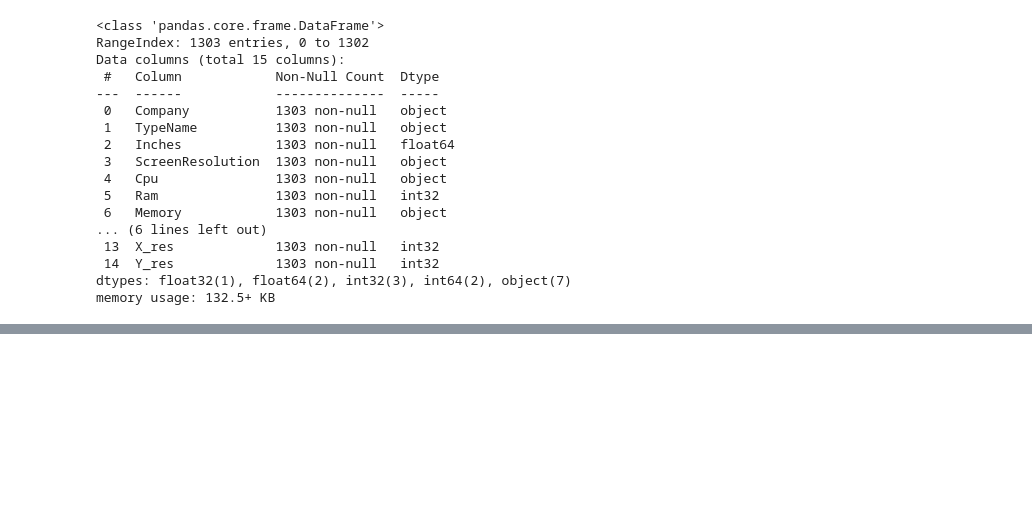
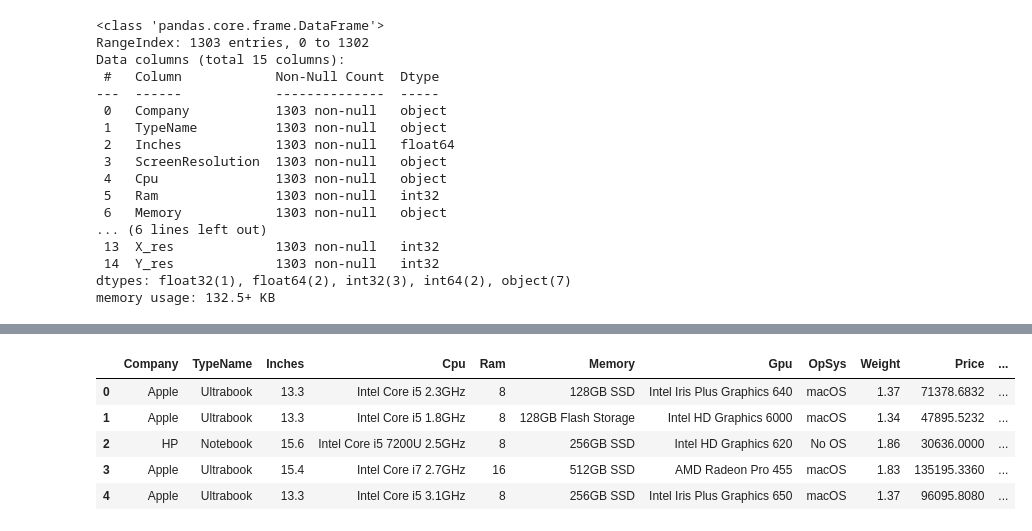
Before and after one commit to vanix056/Laptop_Price_predictor, a Jupyter notebook: Laptop_price_predictor.ipynb, the cells around one changed output, grey strips where cells are left out. Saved outputs shown, nothing was run; the diff lists cells and outputs as text; code cells hidden in the pictures; blank space fills up the shorter version.

```diff
--- a/Laptop_price_predictor.ipynb
+++ b/Laptop_price_predictor.ipynb
@@ -254,0 +267,2 @@ memory usage: 132.5+ KB
+# %%
+read_csv['ppi']=((read_csv['X_res']**2) + (read_csv['Y_res']**2))**0.5/read_csv['Inches']
@@ -254,0 +282,10 @@ memory usage: 132.5+ KB
+# %%
+read_csv.drop(columns=['ScreenResolution'],inplace=True)
+read_csv.head()
+# %% [output]
+|  | Company | TypeName | Inches | Cpu | Ram | Memory | Gpu | OpSys | Weight | Price | ... |
+| 0 | Apple | Ultrabook | 13.3 | Intel Core i5 2.3GHz | 8 | 128GB SSD | Intel Iris Plus Graphics 640 | macOS | 1.37 | 71378.6832 | ... |
+| 1 | Apple | Ultrabook | 13.3 | Intel Core i5 1.8GHz | 8 | 128GB Flash Storage | Intel HD Graphics 6000 | macOS | 1.34 | 47895.5232 | ... |
+| 2 | HP | Notebook | 15.6 | Intel Core i5 7200U 2.5GHz | 8 | 256GB SSD | Intel HD Graphics 620 | No OS | 1.86 | 30636.0000 | ... |
+| 3 | Apple | Ultrabook | 15.4 | Intel Core i7 2.7GHz | 16 | 512GB SSD | AMD Radeon Pro 455 | macOS | 1.83 | 135195.3360 | ... |
+| 4 | Apple | Ultrabook | 13.3 | Intel Core i5 3.1GHz | 8 | 256GB SSD | Intel Iris Plus Graphics 650 | macOS | 1.37 | 96095.8080 | ... |
```
Also changed, not shown: parts of 3 cells of this notebook.
